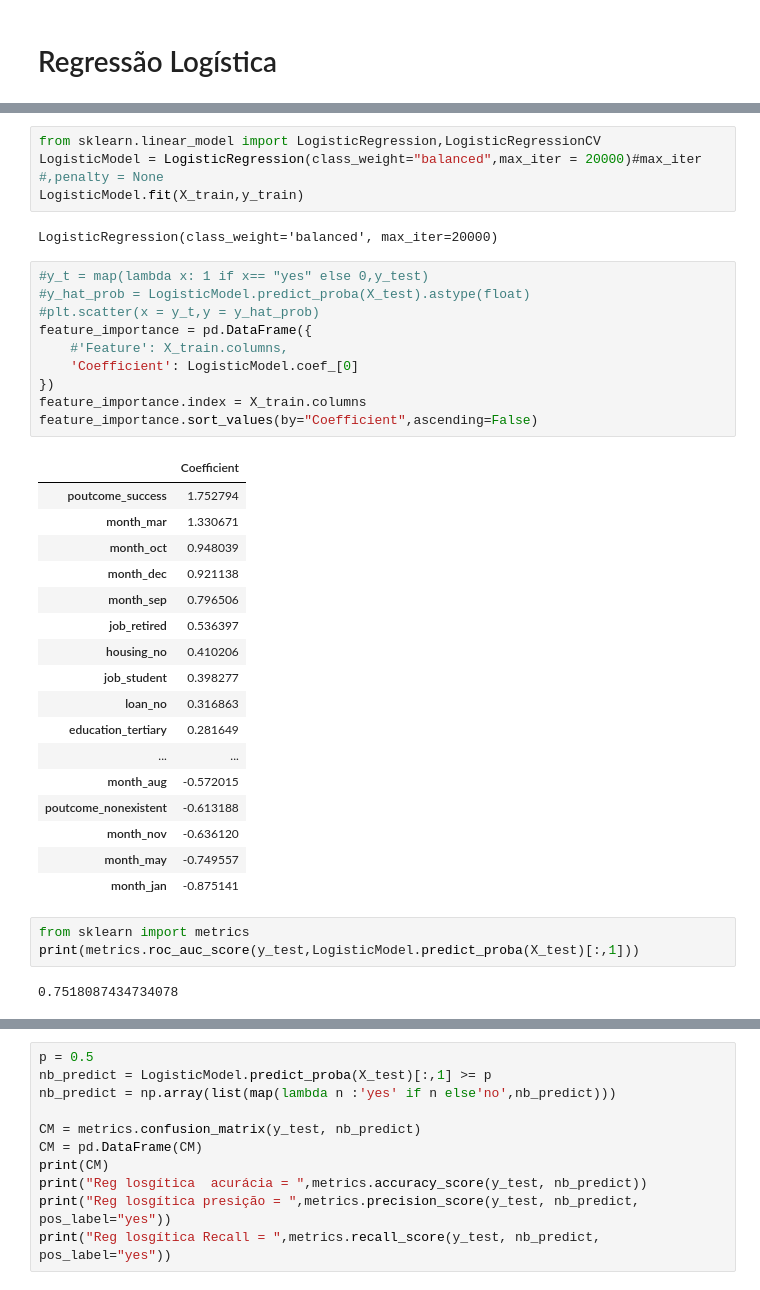
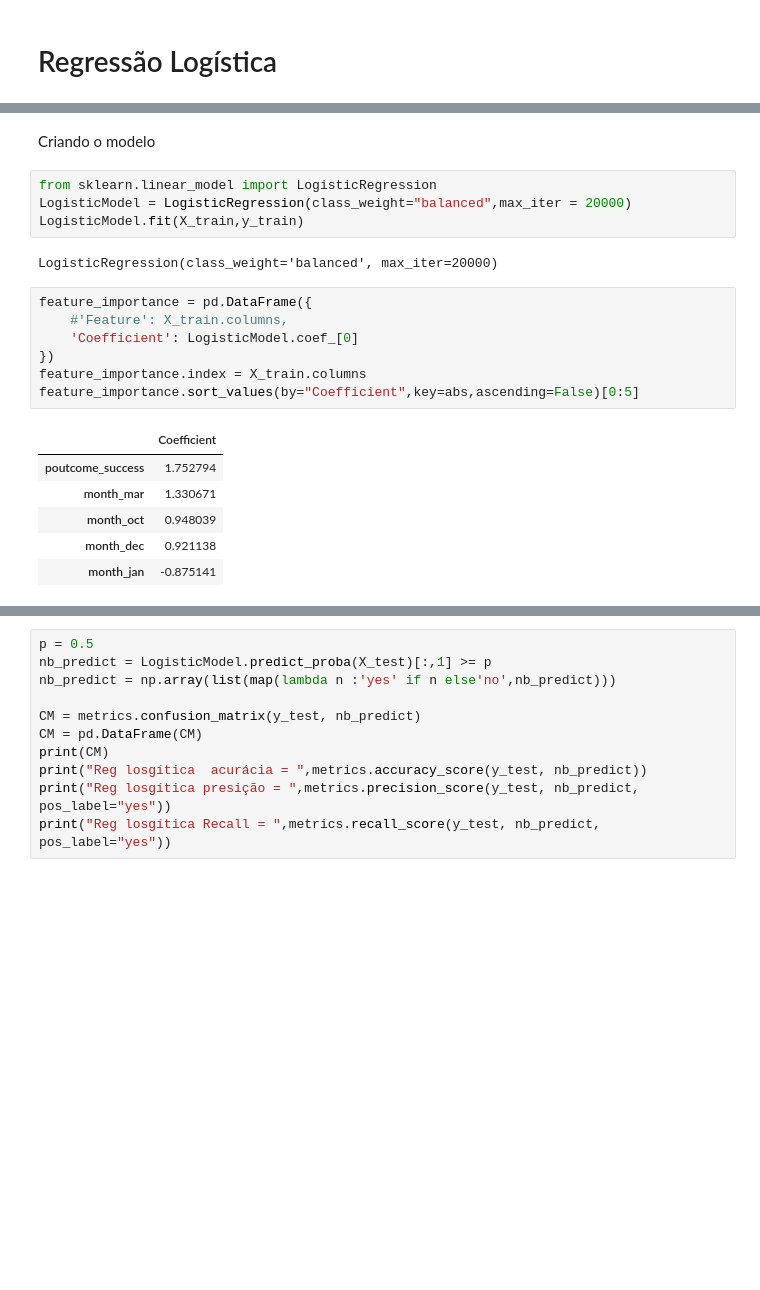
Before and after one commit to juliano-CN/analise-maketing-bancario, a Jupyter notebook: bank.ipynb, the cells around one changed output, grey strips where cells are left out. Saved outputs shown, nothing was run; the diff lists cells and outputs as text; blank space fills up the shorter version.

```diff
--- a/bank.ipynb
+++ b/bank.ipynb
@@ -255,39 +228,22 @@ display(X_train)
+# %% [markdown]
+Criando o modelo
 # %%
-from sklearn.linear_model import LogisticRegression,LogisticRegressionCV
-LogisticModel = LogisticRegression(class_weight="balanced",max_iter = 20000)#max_iter #,penalty = None
+from sklearn.linear_model import LogisticRegression
+LogisticModel = LogisticRegression(class_weight="balanced",max_iter = 20000)
 LogisticModel.fit(X_train,y_train)
 # %% [output]
 LogisticRegression(class_weight='balanced', max_iter=20000)
 # %%
-#y_t = map(lambda x: 1 if x== "yes" else 0,y_test)
-#y_hat_prob = LogisticModel.predict_proba(X_test).astype(float)
-#plt.scatter(x = y_t,y = y_hat_prob)
 feature_importance = pd.DataFrame({
     #'Feature': X_train.columns,
     'Coefficient': LogisticModel.coef_[0]
 })
 feature_importance.index = X_train.columns
-feature_importance.sort_values(by="Coefficient",ascending=False)
+feature_importance.sort_values(by="Coefficient",key=abs,ascending=False)[0:5]
 # %% [output]
 |  | Coefficient |
 | poutcome_success | 1.752794 |
 | month_mar | 1.330671 |
 | month_oct | 0.948039 |
 | month_dec | 0.921138 |
-| month_sep | 0.796506 |
-| job_retired | 0.536397 |
-| housing_no | 0.410206 |
-| job_student | 0.398277 |
-| loan_no | 0.316863 |
-| education_tertiary | 0.281649 |
-| ... | ... |
-| month_aug | -0.572015 |
-| poutcome_nonexistent | -0.613188 |
-| month_nov | -0.636120 |
-| month_may | -0.749557 |
 | month_jan | -0.875141 |
-# %%
-from sklearn import metrics
-print(metrics.roc_auc_score(y_test,LogisticModel.predict_proba(X_test)[:,1]))
-# %% [output]
-0.7518087434734078
```
Also changed, not shown: parts of 25 cells of this notebook, 2 other files.
